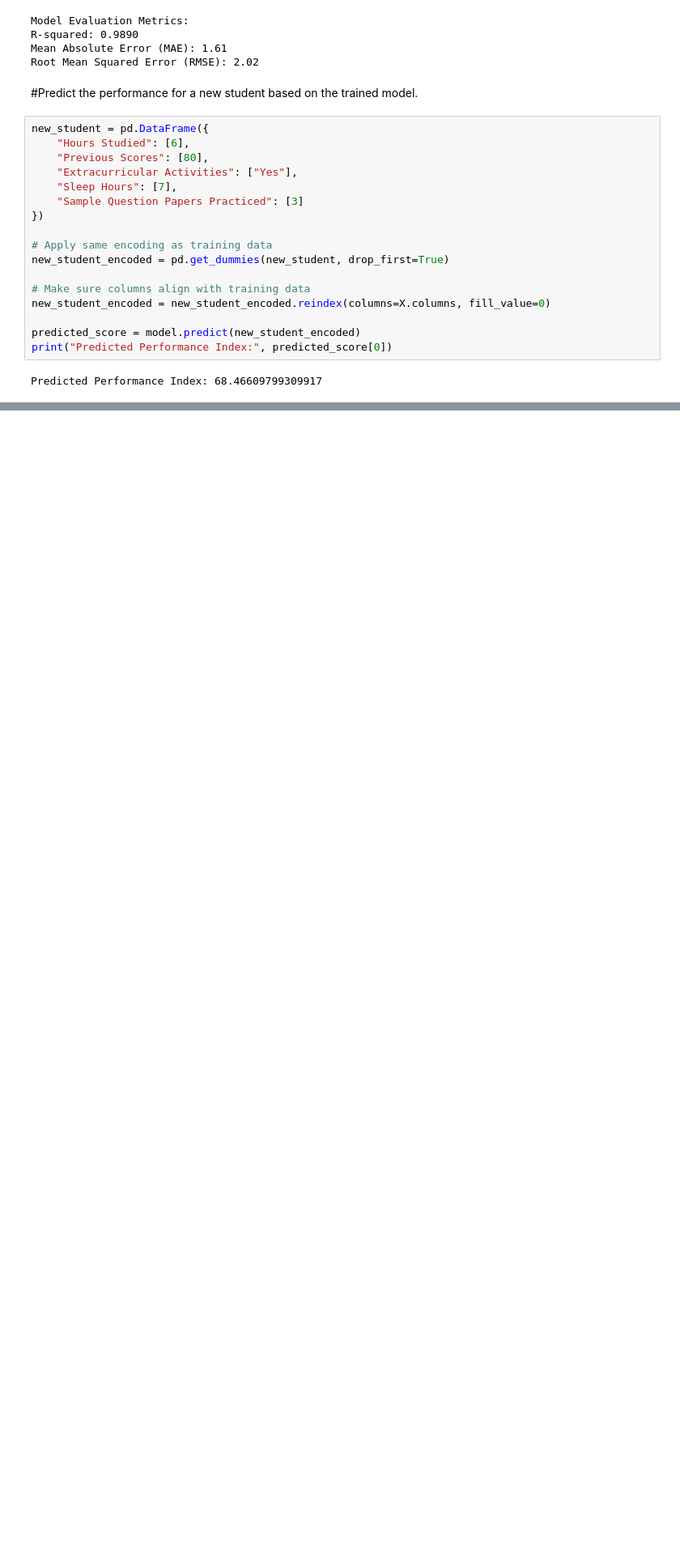
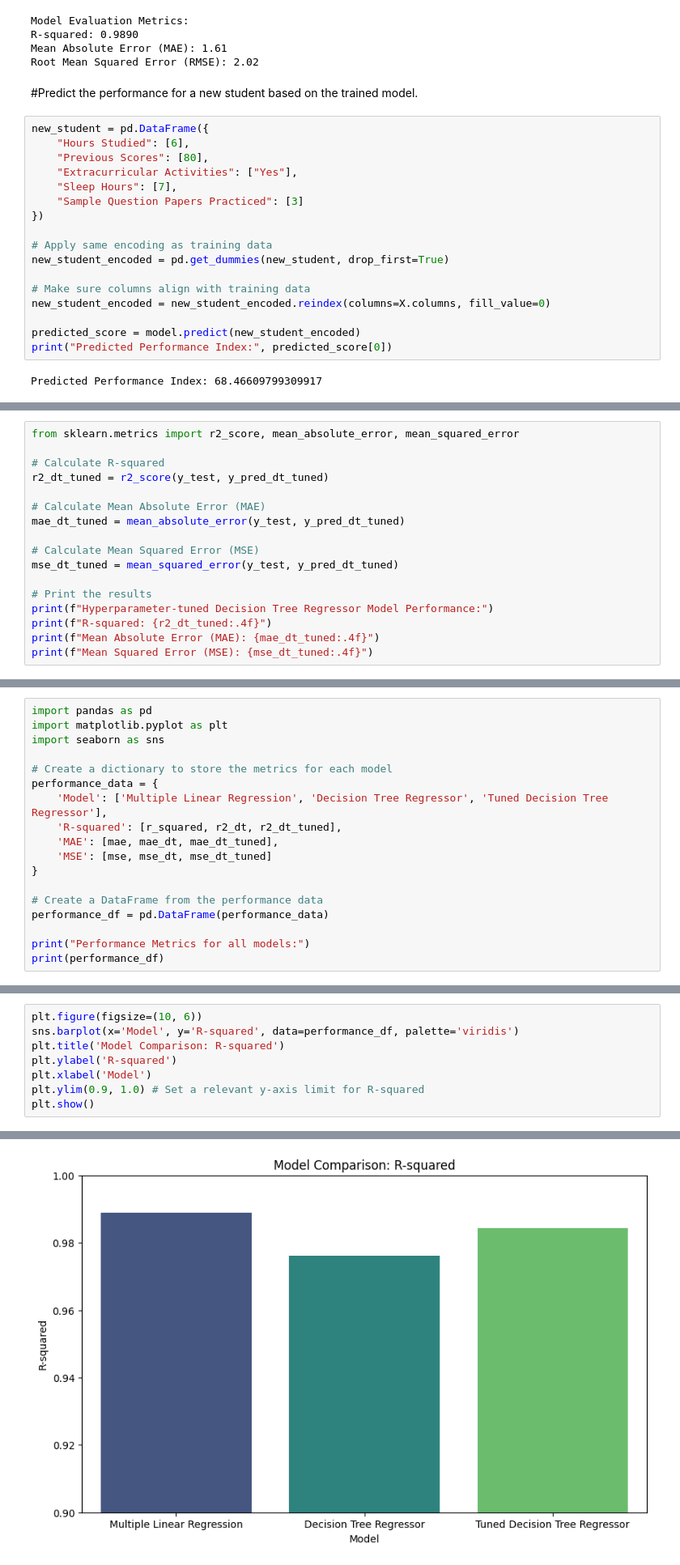
Before and after one commit to aumair472/machine_learning_session_1, a Jupyter notebook: machine_learning_01.ipynb, the cells around one changed output, grey strips where cells are left out. Shown at 81% size. Drawn from its saved outputs; the diff is of its cells as text; blank space fills up the shorter version.

```diff
--- a/machine_learning_01.ipynb
+++ b/machine_learning_01.ipynb
@@ -264,0 +344,17 @@ Predicted Performance Index: 68.46609799309917
+# %%
+from sklearn.metrics import r2_score, mean_absolute_error, mean_squared_error
+
+# Calculate R-squared
+r2_dt_tuned = r2_score(y_test, y_pred_dt_tuned)
+
+# Calculate Mean Absolute Error (MAE)
+mae_dt_tuned = mean_absolute_error(y_test, y_pred_dt_tuned)
+
+# Calculate Mean Squared Error (MSE)
+mse_dt_tuned = mean_squared_error(y_test, y_pred_dt_tuned)
+
+# Print the results
+print(f"Hyperparameter-tuned Decision Tree Regressor Model Performance:")
+print(f"R-squared: {r2_dt_tuned:.4f}")
+print(f"Mean Absolute Error (MAE): {mae_dt_tuned:.4f}")
+print(f"Mean Squared Error (MSE): {mse_dt_tuned:.4f}")
@@ -264,0 +366,18 @@ Predicted Performance Index: 68.46609799309917
+# %%
+import pandas as pd
+import matplotlib.pyplot as plt
+import seaborn as sns
+
+# Create a dictionary to store the metrics for each model
+performance_data = {
+    'Model': ['Multiple Linear Regression', 'Decision Tree Regressor', 'Tuned Decision Tree Regressor'],
+    'R-squared': [r_squared, r2_dt, r2_dt_tuned],
+    'MAE': [mae, mae_dt, mae_dt_tuned],
+    'MSE': [mse, mse_dt, mse_dt_tuned]
+}
+
+# Create a DataFrame from the performance data
+performance_df = pd.DataFrame(performance_data)
+
+print("Performance Metrics for all models:")
+print(performance_df)
@@ -264,0 +390,9 @@ Predicted Performance Index: 68.46609799309917
+# %%
+plt.figure(figsize=(10, 6))
+sns.barplot(x='Model', y='R-squared', data=performance_df, palette='viridis')
+plt.title('Model Comparison: R-squared')
+plt.ylabel('R-squared')
+plt.xlabel('Model')
+plt.ylim(0.9, 1.0) # Set a relevant y-axis limit for R-squared
+plt.show()
+# %% [output]
@@ -264,0 +402 @@ Predicted Performance Index: 68.46609799309917
+[figure, added]
```
Also changed, not shown: parts of 10 cells of this notebook.
